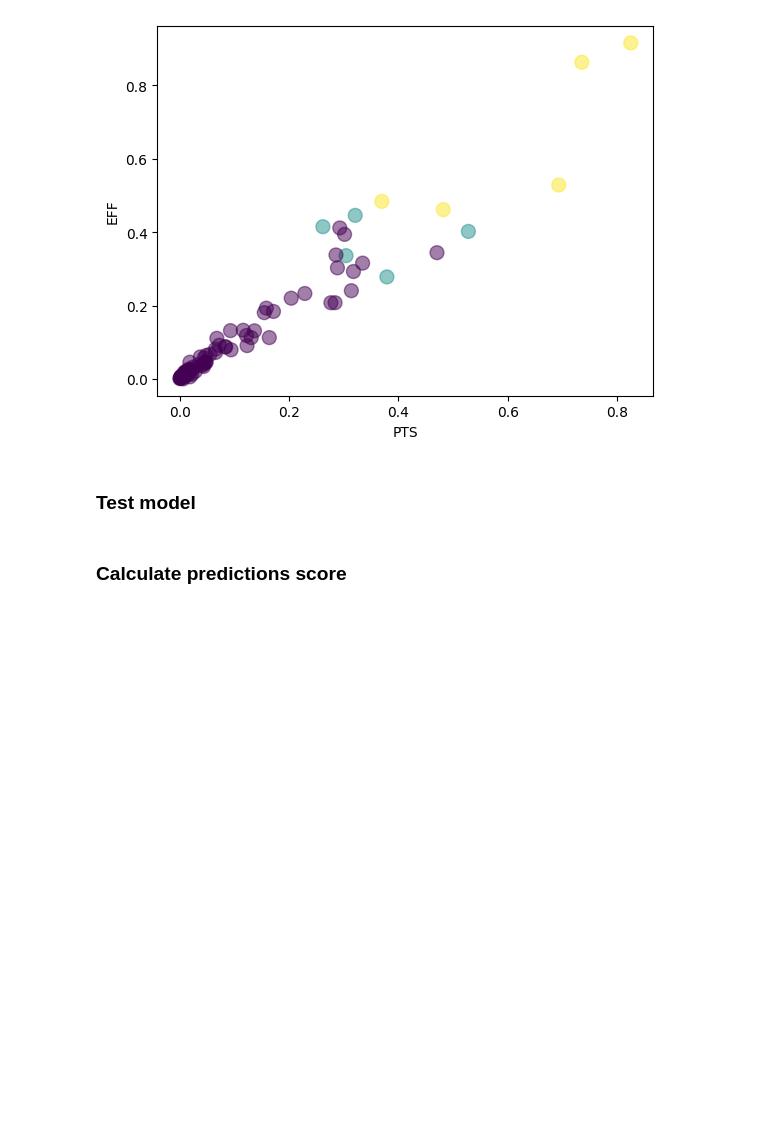
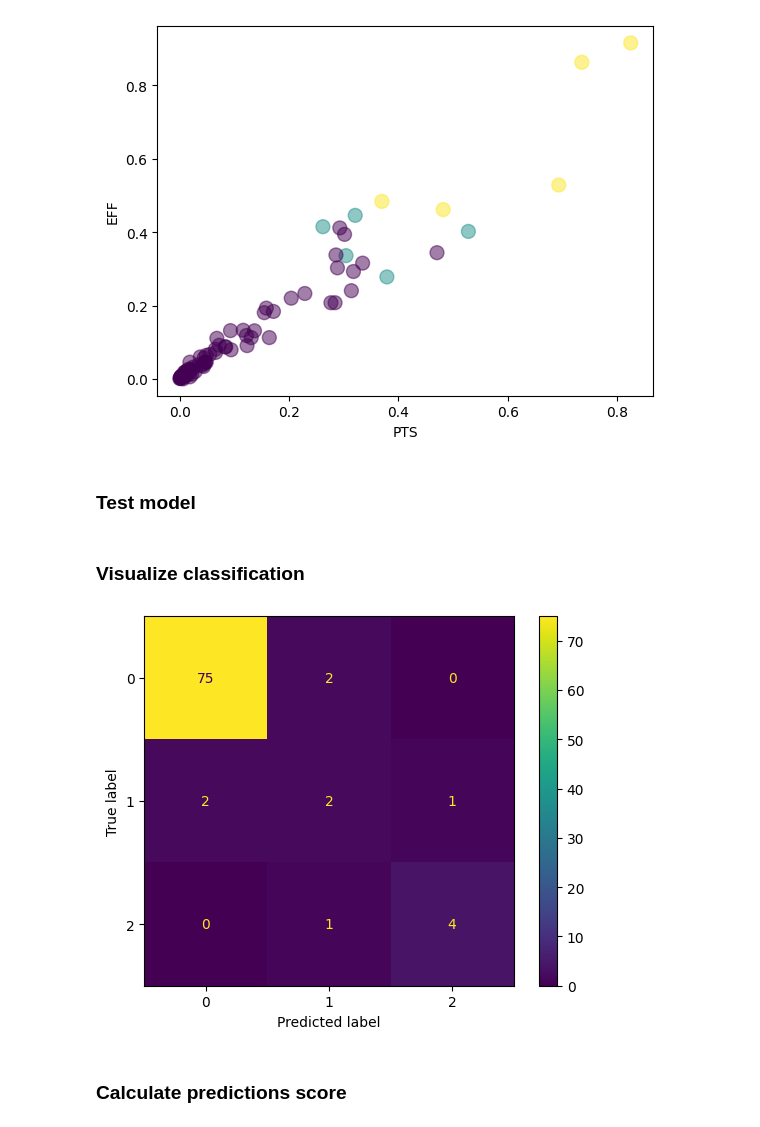
Before and after one commit to krzy3chu/WZUM-project, a Jupyter notebook: All-NBA-Rookies.ipynb, the cells around one changed output. Cells and saved outputs as stored; diff of their text form; code cells hidden in the pictures; blank space fills up the shorter version.

```diff
--- a/All-NBA-Rookies.ipynb
+++ b/All-NBA-Rookies.ipynb
@@ -130,6 +130,19 @@ for test_idx, test_df in enumerate(test_dfs):
     test_df['PRED_TARGET'] = 0
     test_df.loc[prediction_idxs[:5], 'PRED_TARGET'] = 2
     test_df.loc[prediction_idxs[5:10], 'PRED_TARGET'] = 1
+# %% [markdown]
+### Visualize classification
+# %%
+from sklearn.metrics import confusion_matrix, ConfusionMatrixDisplay
+
+
+season_idx = -1
+conf = confusion_matrix(test_dfs[season_idx]['TARGET'], test_dfs[season_idx]['PRED_TARGET'])
+conf_disp = ConfusionMatrixDisplay(conf)
+conf_disp.plot()
+plt.show()
+# %% [output]
+[figure, added]
 # %% [markdown]
 ### Calculate predictions score
 # %%
```
Also changed, not shown: parts of 2 cells of this notebook, 4 other files.
